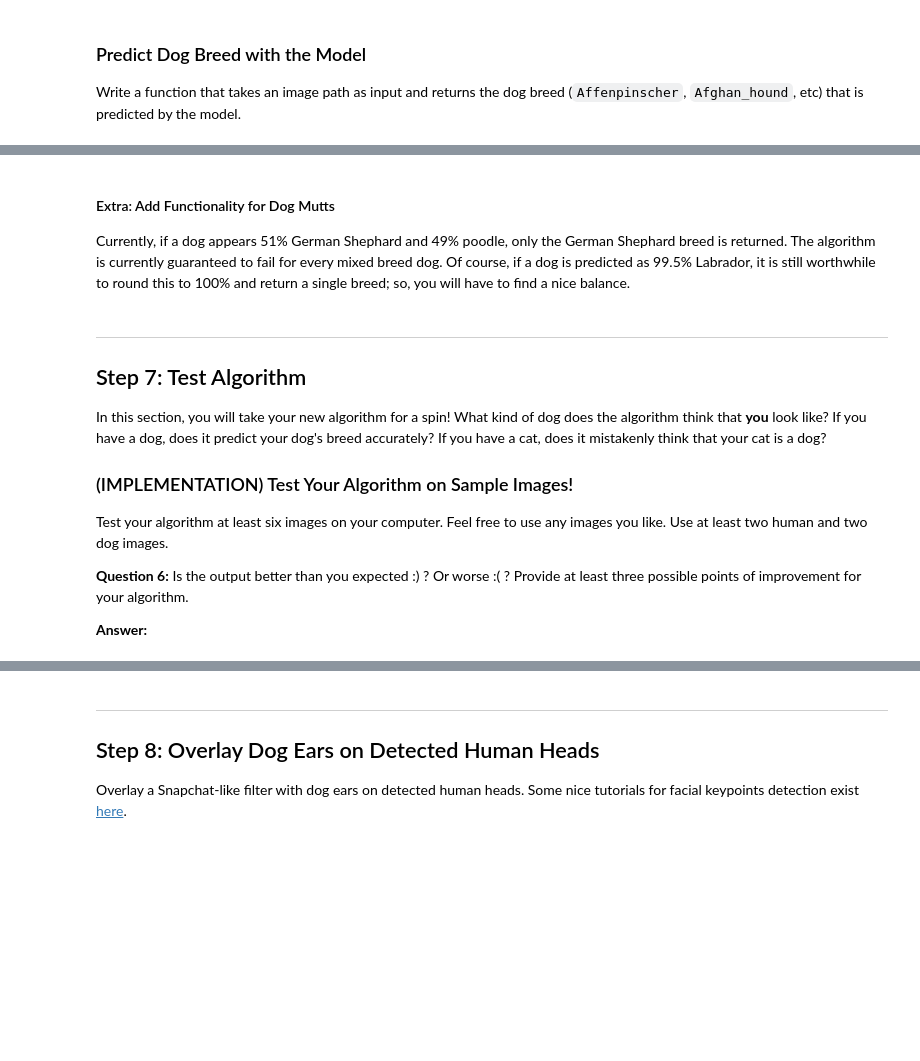
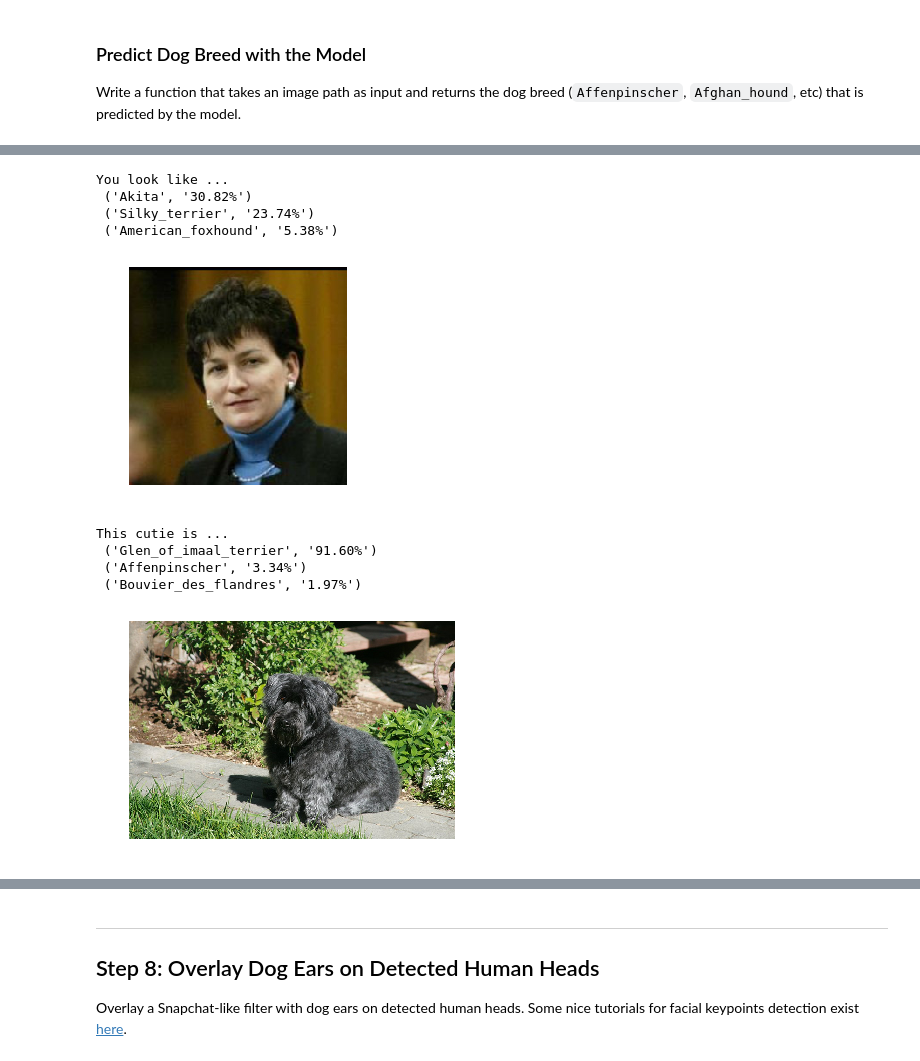
Before and after one commit to LuLi0077/AI, a Jupyter notebook: Dog_Breed_Classifier/dog_breed_classifier.ipynb, the cells around one changed output, grey strips where cells are left out. Drawn from its saved outputs; the diff is of its cells as text; code cells hidden in the pictures; blank space fills up the shorter version.

```diff
--- a/Dog_Breed_Classifier/dog_breed_classifier.ipynb
+++ b/Dog_Breed_Classifier/dog_breed_classifier.ipynb
@@ -577,13 +543,13 @@ _________________________________________________________________
 # %% [markdown]
 ### Compile the Model
 # %%
-VGG19_model.compile(loss='categorical_crossentropy', optimizer='rmsprop', metrics=['accuracy'])
+Resnet50_model.compile(loss='categorical_crossentropy', optimizer='rmsprop', metrics=['accuracy'])
 # %% [markdown]
 ### Train the Model
 # %%
-checkpointer = ModelCheckpoint(filepath='saved_models/weights.best.VGG19.hdf5',
+checkpointer = ModelCheckpoint(filepath='saved_models/weights.best.Resnet50.hdf5',
                                verbose=1, save_best_only=True)
 
-VGG19_model.fit(train_VGG19, train_targets,
-          validation_data=(valid_VGG19, valid_targets),
-          epochs=25, batch_size=64, callbacks=[checkpointer], verbose=1)
+Resnet50_model.fit(train_Resnet50, train_targets,
+          validation_data=(valid_Resnet50, valid_targets),
+          epochs=25, batch_size=20, callbacks=[checkpointer], verbose=1)
@@ -609,7 +556,7 @@ Epoch 25/25
 # %% [markdown]
 ### Load the Model with the Best Validation Loss
 # %%
-VGG19_model.load_weights('saved_models/weights.best.VGG19.hdf5')
+Resnet50_model.load_weights('saved_models/weights.best.Resnet50.hdf5')
 # %% [markdown]
 ### Test the Model
 # %%
@@ -626,13 +573,14 @@ Test accuracy: 79.7847%
 
 Write a function that takes an image path as input and returns the dog breed (`Affenpinscher`, `Afghan_hound`, etc) that is predicted by the model.
 # %%
-def VGG19_predict_breed(img_path):
+def Resnet50_predict_breed(img_path):
     # extract bottleneck features
-    bottleneck_feature = extract_VGG19(path_to_tensor(img_path))
+    bottleneck_feature = extract_Resnet50(path_to_tensor(img_path))
     # obtain predicted vector
-    predicted_vector = VGG19_model.predict(bottleneck_feature)
-    # return dog breed that is predicted by the model
-    return dog_names[np.argmax(predicted_vector)]
+    predicted_vector = Resnet50_model.predict(bottleneck_feature)
+    # return top 3 dog breeds that are predicted by the model
+    ind = np.argsort(predicted_vector[0])[::-1][:3]
+    return [(dog_names[i], "{0:.2f}%".format(predicted_vector[0][i] * 100)) for i in ind]
 # %% [markdown]
 ---
 <a id='step6'></a>
@@ -657,18 +592,0 @@ Some sample output for our algorithm is provided below, but feel free to design
-# %% [markdown]
-#### Extra: Add Functionality for Dog Mutts
-
-Currently, if a dog appears 51% German Shephard and 49% poodle, only the German Shephard breed is returned.  The algorithm is currently guaranteed to fail for every mixed breed dog.  Of course, if a dog is predicted as 99.5% Labrador, it is still worthwhile to round this to 100% and return a single breed; so, you will have to find a nice balance.
-# %% [markdown]
----
-<a id='step7'></a>
-## Step 7: Test Algorithm
-
-In this section, you will take your new algorithm for a spin!  What kind of dog does the algorithm think that __you__ look like?  If you have a dog, does it predict your dog's breed accurately?  If you have a cat, does it mistakenly think that your cat is a dog?
-
-### (IMPLEMENTATION) Test Your Algorithm on Sample Images!
-
-Test your algorithm at least six images on your computer.  Feel free to use any images you like.  Use at least two human and two dog images.
-
-__Question 6:__ Is the output better than you expected :) ?  Or worse :( ?  Provide at least three possible points of improvement for your algorithm.
-
-__Answer:__
@@ -678,0 +593,33 @@ __Answer:__
+# %%
+def dog_breed (image):
+    img = cv2.imread(image)
+    if dog_detector(image) == True:
+        dog = Resnet50_predict_breed(image)
+        #cv2.putText(img, 'This cuttie is a %s !'%(dog),(50,50), cv2.FONT_ITALIC , 0.5,(200,255,255),2,cv2.LINE_AA)
+        print ('This cutie is ...', '\n', dog[0], '\n', dog[1], '\n', dog[2])
+    elif face_detector(image) == True:
+        dog = Resnet50_predict_breed(image)
+        #cv2.putText(img, 'You look like a %s !'%(dog),(50,50), cv2.FONT_ITALIC , 0.5,(200,255,255),2,cv2.LINE_AA)
+        print ('You look like ...', '\n', dog[0], '\n', dog[1], '\n', dog[2])
+    else:
+        #cv2.putText(img, 'No human or dog!',(50,50), cv2.FONT_ITALIC , 0.5,(200,255,255),2,cv2.LINE_AA)
+        print ('No human or dog!')
+    plt.imshow(cv2.cvtColor(img, cv2.COLOR_BGR2RGB))
+    plt.axis('off')
+    plt.show()
+
+
+# test
+dog_breed(human_files[111])
+dog_breed(train_files[111])
+# %% [output]
+You look like ...
+ ('Akita', '30.82%')
+ ('Silky_terrier', '23.74%')
+ ('American_foxhound', '5.38%')
+[figure, added]
+This cutie is ...
+ ('Glen_of_imaal_terrier', '91.60%')
+ ('Affenpinscher', '3.34%')
+ ('Bouvier_des_flandres', '1.97%')
+[figure, added]
```
Also changed, not shown: parts of 18 cells of this notebook, 12 other files.
